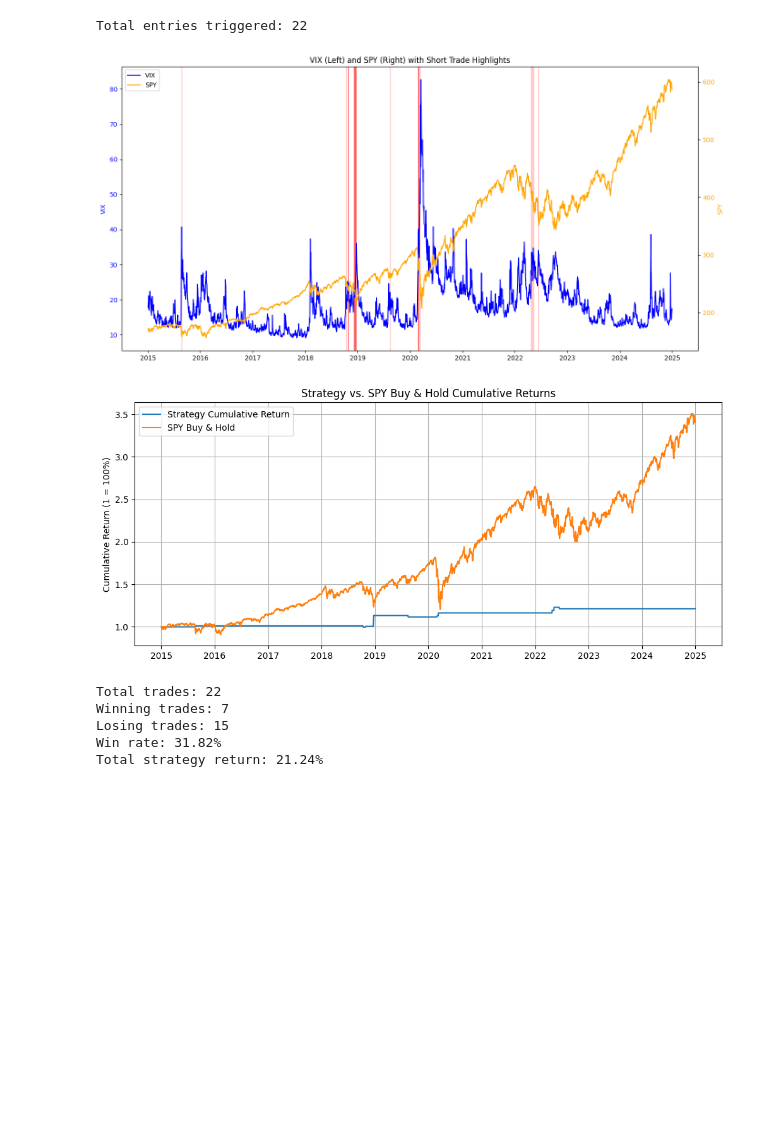
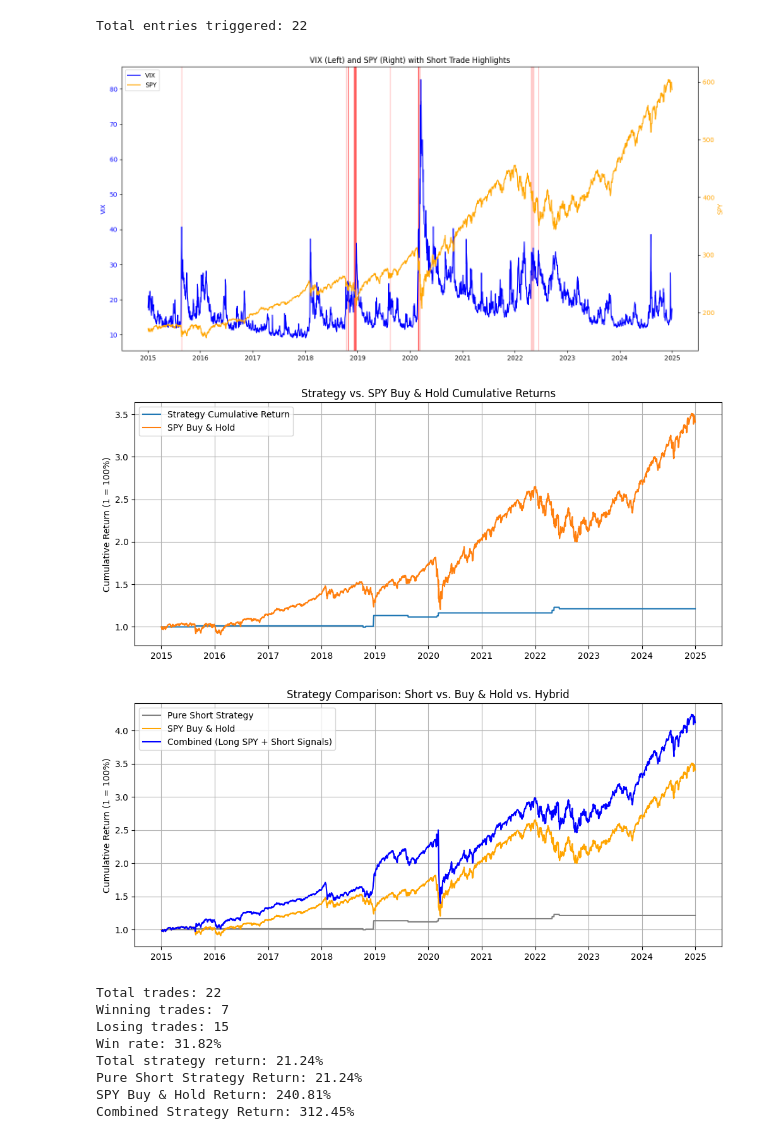
Before and after one commit to kinjuk/market-analysis, a Jupyter notebook: vix-strategies/spy-vix/vix_spy.ipynb, the cells around one changed output. Drawn from its saved outputs; the diff is of its cells as text; code cells hidden in the pictures; blank space fills up the shorter version.

```diff
--- a/vix-strategies/spy-vix/vix_spy.ipynb
+++ b/vix-strategies/spy-vix/vix_spy.ipynb
@@ -92,6 +92,18 @@ data['Cumulative_Strategy'] = (1 + data['Strategy_Return']).cumprod().fillna(met
 data['SPY_Return'] = data['SPY'].pct_change().fillna(0)
 data['Cumulative_SPY'] = (1 + data['SPY_Return']).cumprod()
 
+#test
+# Calculate daily returns for the combined strategy
+data['Combined_Position'] = 1  # Default = long SPY
+data.loc[data['In_Trade'], 'Combined_Position'] = -1  # Short when strategy is active
+
+# Calculate daily returns: long SPY when position=1, short when position=-1
+data['Combined_Daily_Return'] = data['Combined_Position'] * data['SPY_pct'] / 100
+
+# Cumulative returns
+data['Cumulative_Combined'] = (1 + data['Combined_Daily_Return']).cumprod()
+#testend
+
 # 5. Plotting
 fig, ax1 = plt.subplots(figsize=(14, 7))
 
@@ -131,37 +143,60 @@ plt.legend()
 plt.grid(True)
 plt.show()
 
+#test
+plt.figure(figsize=(12, 5))
+plt.plot(data['Cumulative_Strategy'], label='Pure Short Strategy', color='gray')
+plt.plot(data['Cumulative_SPY'], label='SPY Buy & Hold', color='orange')
+plt.plot(data['Cumulative_Combined'], label='Combined (Long SPY + Short Signals)', color='blue')
+plt.title('Strategy Comparison: Short vs. Buy & Hold vs. Hybrid')
+plt.ylabel('Cumulative Return (1 = 100%)')
+plt.legend()
+plt.grid(True)
+plt.show()
+#testend
+
 # 6. Performance Summary
 total_trades = data['Trade_Return'].count()
 winning_trades = (data['Trade_Return'] > 0).sum()
 losing_trades = (data['Trade_Return'] <= 0).sum()
 win_rate = winning_trades / total_trades if total_trades > 0 else 0
 total_return = data['Cumulative_Strategy'].iloc[-1] - 1
 
 print(f"Total trades: {total_trades}")
 print(f"Winning trades: {winning_trades}")
 print(f"Losing trades: {losing_trades}")
 print(f"Win rate: {win_rate:.2%}")
 print(f"Total strategy return: {total_return:.2%}")
+
+#test
+combined_return = data['Cumulative_Combined'].iloc[-1] - 1
+print(f"Pure Short Strategy Return: {total_return:.2%}")
+print(f"SPY Buy & Hold Return: {data['Cumulative_SPY'].iloc[-1] - 1:.2%}")
+print(f"Combined Strategy Return: {combined_return:.2%}")
+#testend
 # %% [output]
 [*********************100%***********************]  2 of 2 completed
 The behavior will change in pandas 3.0. This inplace method will never work because the intermediate object on which we are setting values always behaves as a copy.
 
 For example, when doing 'df[col].method(value, inplace=True)', try using 'df.method({col: value}, inplace=True)' or df[col] = df[col].method(value) instead, to perform the operation inplace on the ori ...
 
 
   data['Entry_Price'].ffill(inplace=True)
 The behavior will change in pandas 3.0. This inplace method will never work because the intermediate object on which we are setting values always behaves as a copy.
 
 For example, when doing 'df[col].method(value, inplace=True)', try using 'df.method({col: value}, inplace=True)' or df[col] = df[col].method(value) instead, to perform the operation inplace on the ori ...
 
 
   data['In_Trade'].fillna(False, inplace=True)
 Total entries triggered: 22
 [figure]
 [figure]
+[figure, added]
 Total trades: 22
 Winning trades: 7
 Losing trades: 15
 Win rate: 31.82%
 Total strategy return: 21.24%
+Pure Short Strategy Return: 21.24%
+SPY Buy & Hold Return: 240.81%
+Combined Strategy Return: 312.45%
```
